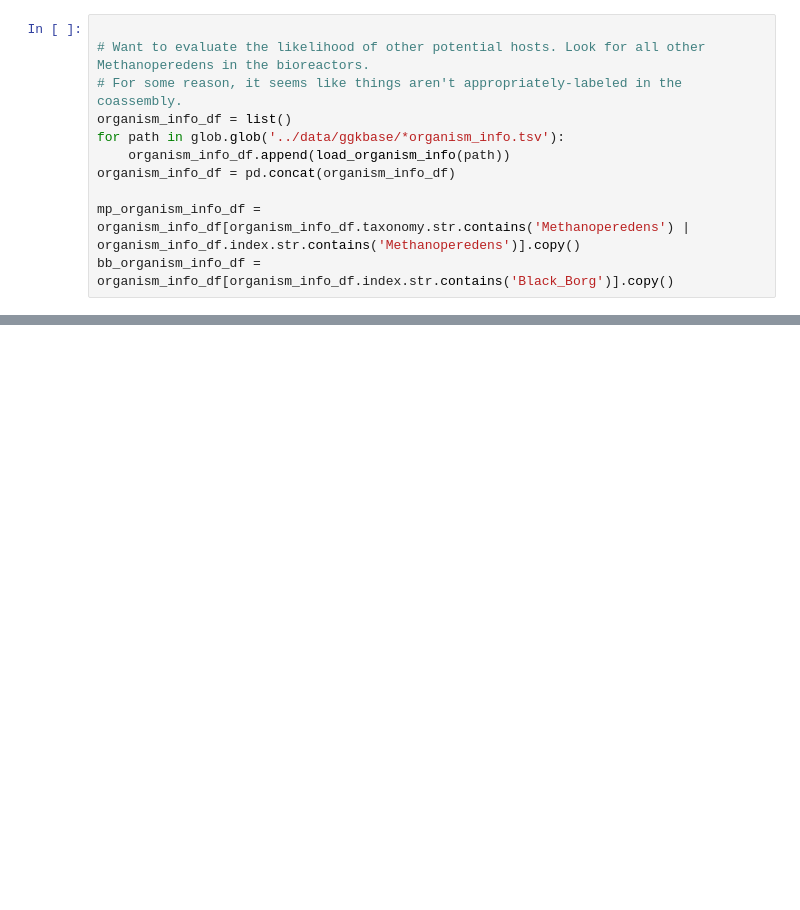
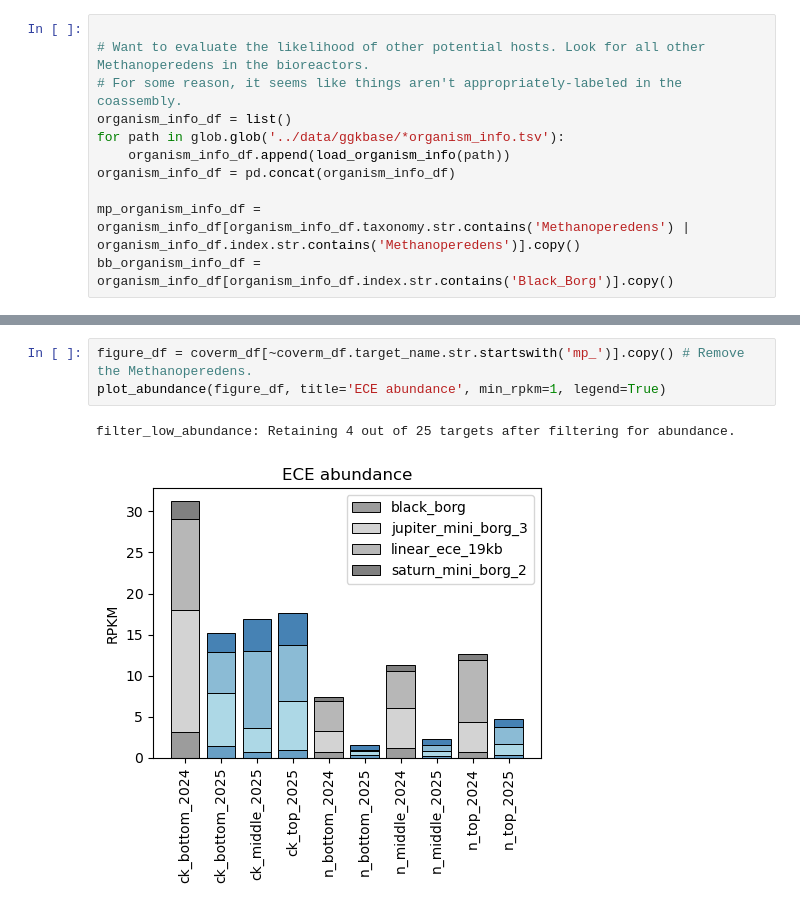
Before and after one commit to pipparichter/banfield, a Jupyter notebook: notebooks/sandbox-1.ipynb, the cells around one changed output, grey strips where cells are left out. Saved outputs shown, nothing was run; the diff lists cells and outputs as text; blank space fills up the shorter version.

```diff
--- a/notebooks/sandbox-1.ipynb
+++ b/notebooks/sandbox-1.ipynb
@@ -72,0 +139,6 @@ for id_, ggkbase_name in id_to_ggkbase_name_map.items():
+# %%
+figure_df = coverm_df[~coverm_df.target_name.str.startswith('mp_')].copy() # Remove the Methanoperedens.
+plot_abundance(figure_df, title='ECE abundance', min_rpkm=1, legend=True)
+# %% [output]
+filter_low_abundance: Retaining 4 out of 25 targets after filtering for abundance.
+[figure, added]
```
Also changed, not shown: parts of 10 cells of this notebook, 11 other files.
